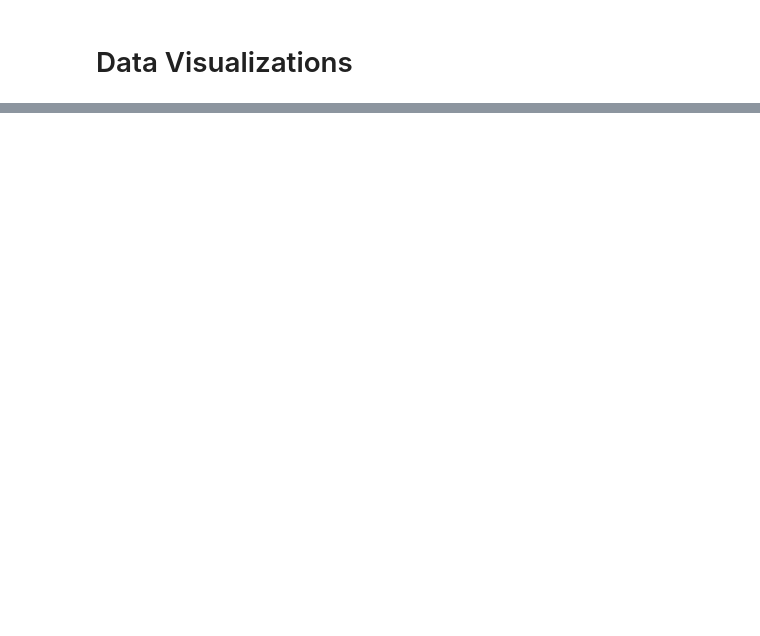
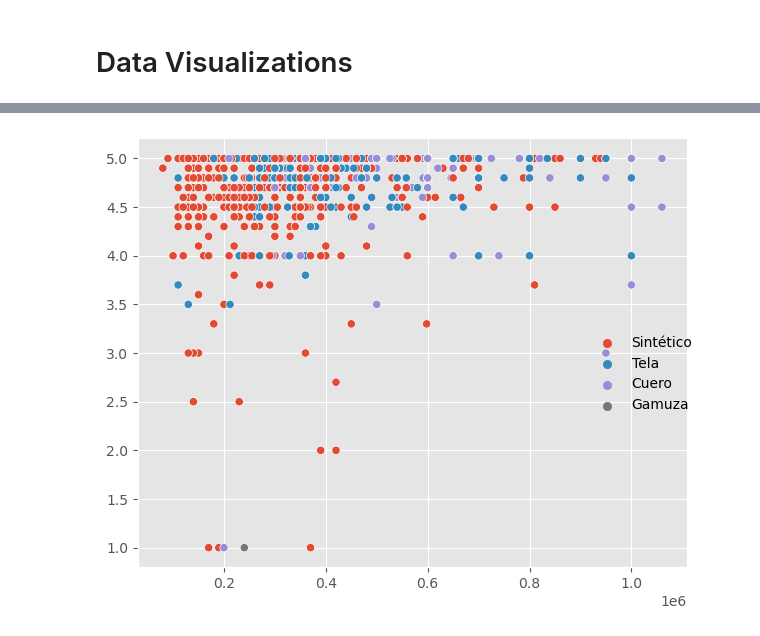
Before and after one commit to sofi-devv/Bootcamp-DS, a Jupyter notebook: falabella/visualizations/viz-fl.ipynb, the cells around one changed output, grey strips where cells are left out. Drawn from its saved outputs; the diff is of its cells as text; code cells hidden in the pictures; blank space fills up the shorter version.

```diff
--- a/falabella/visualizations/viz-fl.ipynb
+++ b/falabella/visualizations/viz-fl.ipynb
@@ -49,0 +53,5 @@ plt.setp(ax[1].xaxis.get_majorticklabels(), rotation=90, ha='right')
+# %%
+sns.relplot(data=data, x=data["Full Price"].values, y=data['Rating'].values, hue=data['material'].values)
+plt.tight_layout()
+# %% [output]
+[figure, added]
```
Also changed, not shown: parts of 4 cells of this notebook, 1 other file.
